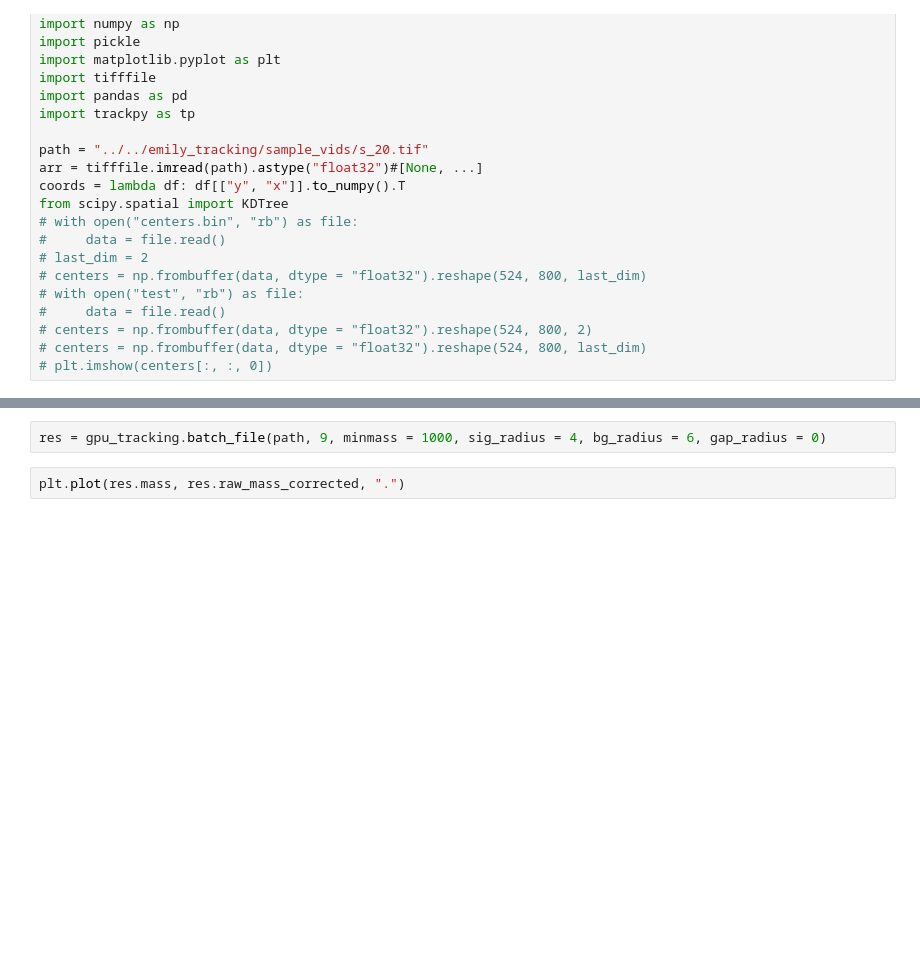
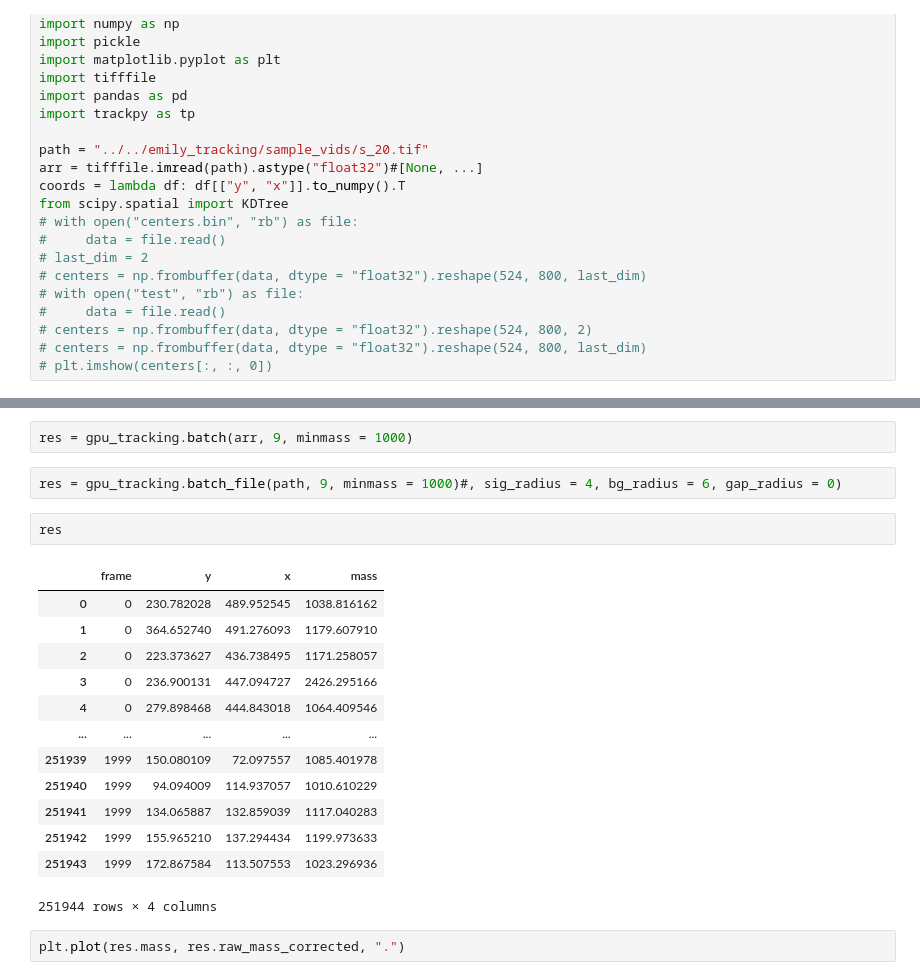
Before and after one commit to amfaber/tracking_optimizations, a Jupyter notebook: gpu-tracking/testing/explore.ipynb, the cells around one changed output, grey strips where cells are left out. Cells and saved outputs as stored; diff of their text form; blank space fills up the shorter version.

```diff
--- a/gpu-tracking/testing/explore.ipynb
+++ b/gpu-tracking/testing/explore.ipynb
@@ -34,5 +34,23 @@ gpu_tracking.batch(arr, 9, points_to_characterize = np.array([[0, 200, 200], [19
+# %%
+res = gpu_tracking.batch(arr, 9, minmass = 1000)
 # %%
-res = gpu_tracking.batch_file(path, 9, minmass = 1000, sig_radius = 4, bg_radius = 6, gap_radius = 0)
+res = gpu_tracking.batch_file(path, 9, minmass = 1000)#, sig_radius = 4, bg_radius = 6, gap_radius = 0)
+# %%
+res
+# %% [output]
+|  | frame | y | x | mass |
+| 0 | 0 | 230.782028 | 489.952545 | 1038.816162 |
+| 1 | 0 | 364.652740 | 491.276093 | 1179.607910 |
+| 2 | 0 | 223.373627 | 436.738495 | 1171.258057 |
+| 3 | 0 | 236.900131 | 447.094727 | 2426.295166 |
+| 4 | 0 | 279.898468 | 444.843018 | 1064.409546 |
+| ... | ... | ... | ... | ... |
+| 251939 | 1999 | 150.080109 | 72.097557 | 1085.401978 |
+| 251940 | 1999 | 94.094009 | 114.937057 | 1010.610229 |
+| 251941 | 1999 | 134.065887 | 132.859039 | 1117.040283 |
+| 251942 | 1999 | 155.965210 | 137.294434 | 1199.973633 |
+| 251943 | 1999 | 172.867584 | 113.507553 | 1023.296936 |
+251944 rows × 4 columns
 # %%
 plt.plot(res.mass, res.raw_mass_corrected, ".")
 # %% [output]
```
Also changed, not shown: parts of 1 cell of this notebook, 11 other files.
